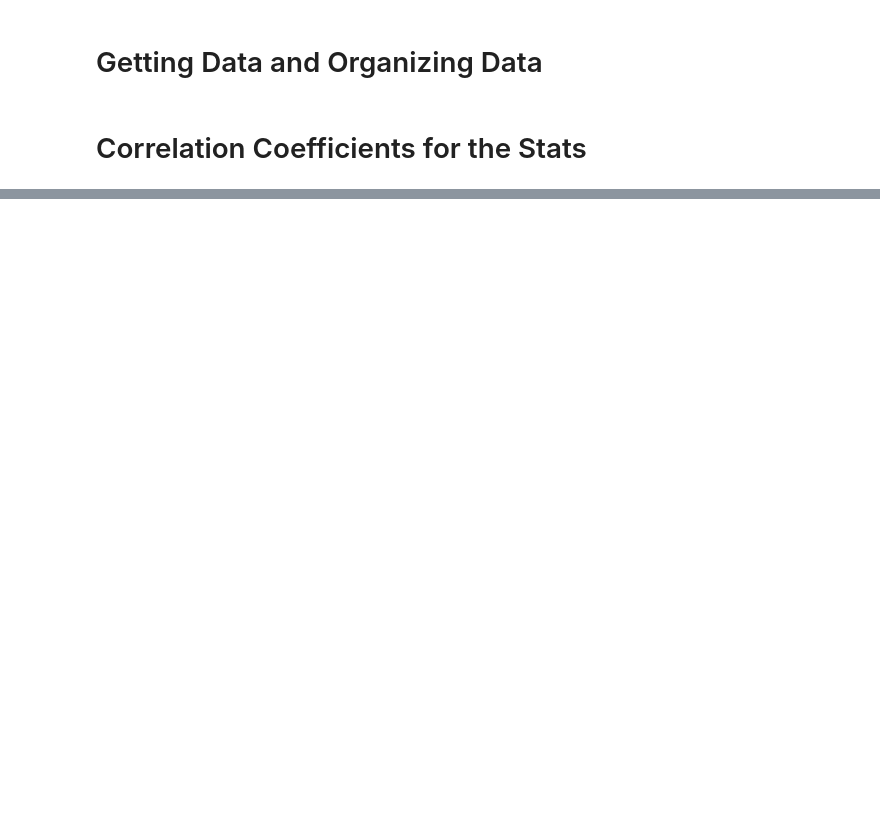
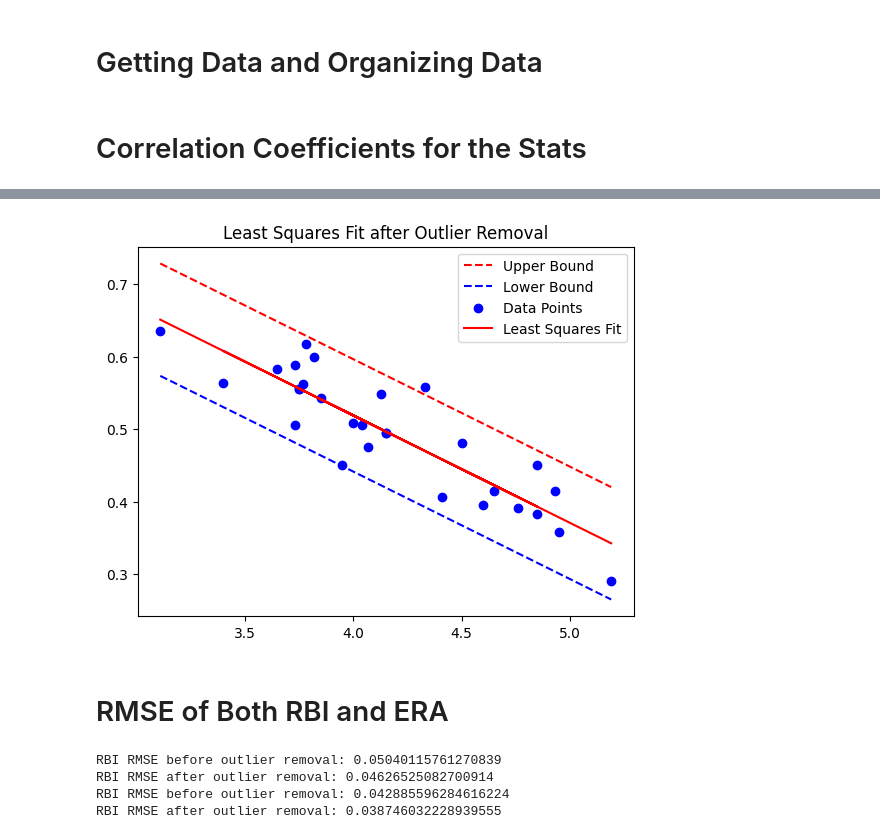
Before and after one commit to Quilhar/DataAnalytics, a Jupyter notebook: Stats/moneyball.ipynb, the cells around one changed output, grey strips where cells are left out. Cells and saved outputs as stored; diff of their text form; code cells hidden in the pictures; blank space fills up the shorter version.

```diff
--- a/Stats/moneyball.ipynb
+++ b/Stats/moneyball.ipynb
@@ -70,0 +123,33 @@ pitching_stats_cc['walks_and_hits_cc'] = walks_and_hits_correlation_coefficient
+# %%
+# After removing outliers
+era_outliers = dal.determine_outliers(era_residual_fit, era_mean_of_residual, era_residual_standard_dev, n = 2)
+
+new_era, era_new_wpct = dal.remove_outliers(era, win_percentage_pitch_list, era_outliers)
+
+era_slope_intercept_new = dal.least_squares_coefficient(np.array(new_era), np.array(era_new_wpct))
+era_residual_data_new, era_mean_of_residual_new, era_residual_standard_dev_new = dal.calculate_residuals(new_era, era_new_wpct)
+
+era_upper_boundy_new, era_upper_boundx_new, era_lower_boundx_new, era_lower_boundy_new = dal.error_bar_bounds(new_era, era_mean_of_residual_new, era_residual_standard_dev_new, era_slope_intercept_new)
+
+
+plt.plot(era_upper_boundx_new, era_upper_boundy_new, color='red', linestyle='dashed', label='Upper Bound')
+plt.plot(era_lower_boundx_new, era_lower_boundy_new, color='blue', linestyle='dashed', label='Lower Bound')
+
+dal.graph__least_squares(new_era, era_new_wpct, title = "Least Squares Fit after Outlier Removal")
+# %% [output]
+[figure, added]
+# %% [markdown]
+# RMSE of Both RBI and ERA
+# %%
+# RBI RMSE
+print("RBI RMSE before outlier removal:", dal.RMSE(rbi, win_percentage_hitting_list))
+print("RBI RMSE after outlier removal:", dal.RMSE(new_rbi, new_wpct))
+
+# ERA RMSE
+print("RBI RMSE before outlier removal:", dal.RMSE(era, win_percentage_pitch_list))
+print("RBI RMSE after outlier removal:", dal.RMSE(new_era, era_new_wpct))
+# %% [output]
+RBI RMSE before outlier removal: 0.05040115761270839
+RBI RMSE after outlier removal: 0.04626525082700914
+RBI RMSE before outlier removal: 0.042885596284616224
+RBI RMSE after outlier removal: 0.038746032228939555
```
Also changed, not shown: parts of 5 cells of this notebook, 1 other file.
